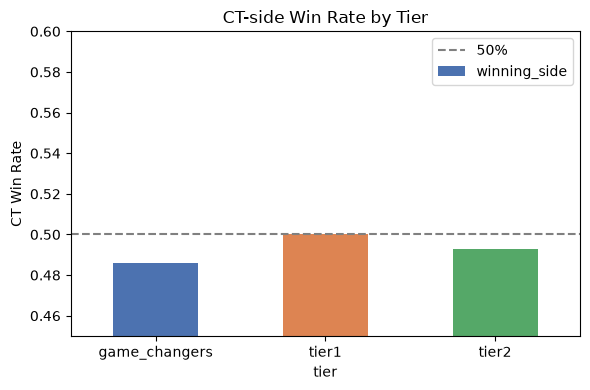
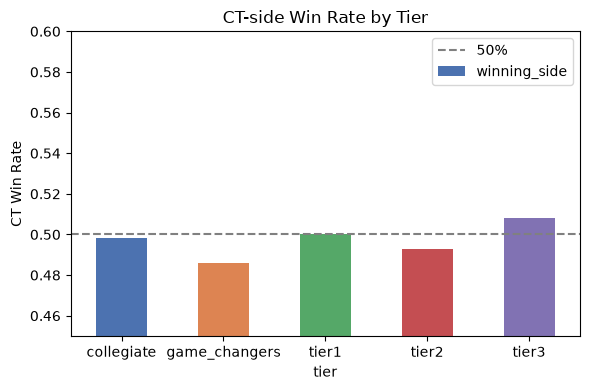
The change to this notebook cell's code, shown as a diff; its figure went from the first image to the second:
--- before
+++ after
@@ -8,5 +8,5 @@
 
 fig, ax = plt.subplots(figsize=(6,4))
-ct_wr.plot(kind='bar', ax=ax, color=['#4C72B0','#DD8452','#55A868'])
+ct_wr.plot(kind='bar', ax=ax, color=['#4C72B0','#DD8452','#55A868','#C44E52','#8172B3'])
 ax.axhline(0.5, color='gray', linestyle='--', label='50%')
 ax.set_ylim(0.45, 0.60)

Commit: add more tiers, offseason analysis